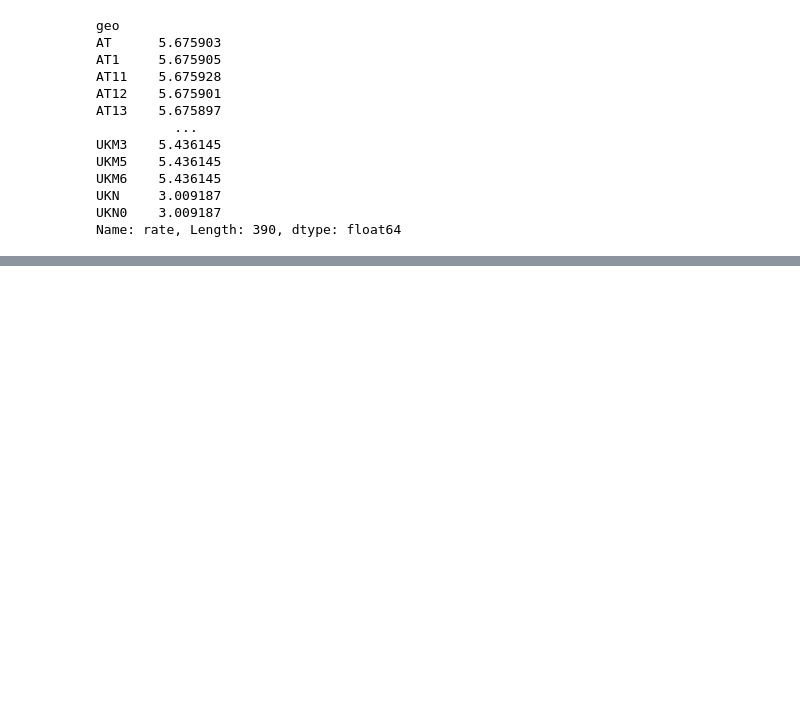
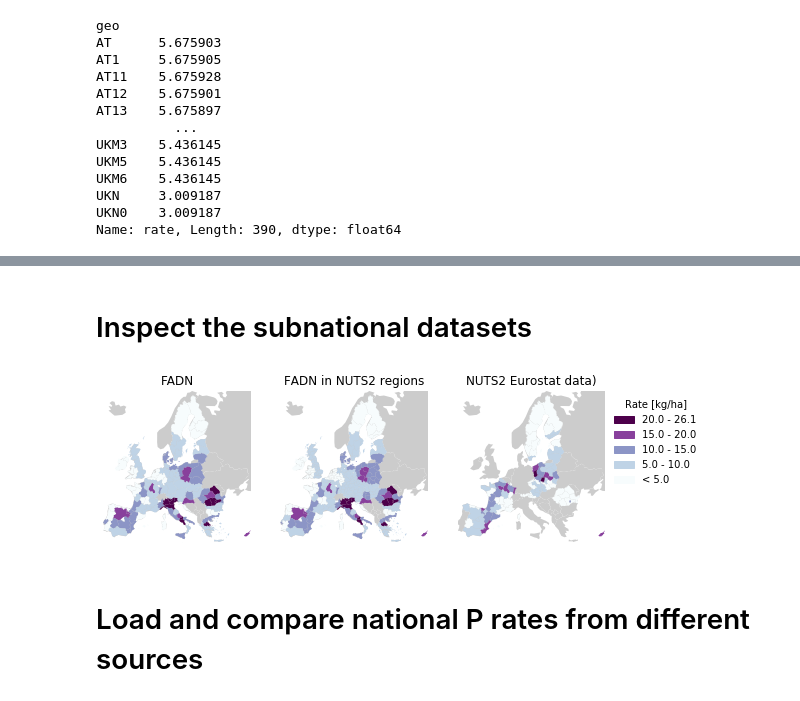
Before and after one commit to rasmuse/subnational-p-budgets, a Jupyter notebook: Mineral fertilizer.ipynb, the cells around one changed output, grey strips where cells are left out. Saved outputs shown, nothing was run; the diff lists cells and outputs as text; code cells hidden in the pictures; blank space fills up the shorter version.

```diff
--- a/Mineral fertilizer.ipynb
+++ b/Mineral fertilizer.ipynb
@@ -500,0 +454,26 @@ Name: rate, Length: 390, dtype: float64
+# %% [markdown]
+# Inspect the subnational datasets
+# %%
+datasets = [
+    dict(
+        title='FADN',
+        rate=fadn_rate,
+        geo=fadn_geo,
+    ),
+    dict(
+        title='FADN in NUTS2 regions',
+        rate=nuts.filter_nuts_level(fadn_rate_nuts, 2),
+        geo=nuts_geo,
+    ),
+    dict(
+        title='NUTS2 Eurostat data)',
+        rate=nuts.filter_nuts_level(usefert_rate, 2),
+        geo=nuts_geo,
+    )
+]
+
+fig = plot_multiple(datasets)
+# %% [output]
+[figure, added]
+# %% [markdown]
+# Load and compare national P rates from different sources
```
Also changed, not shown: parts of 64 cells of this notebook, 1 other file.
